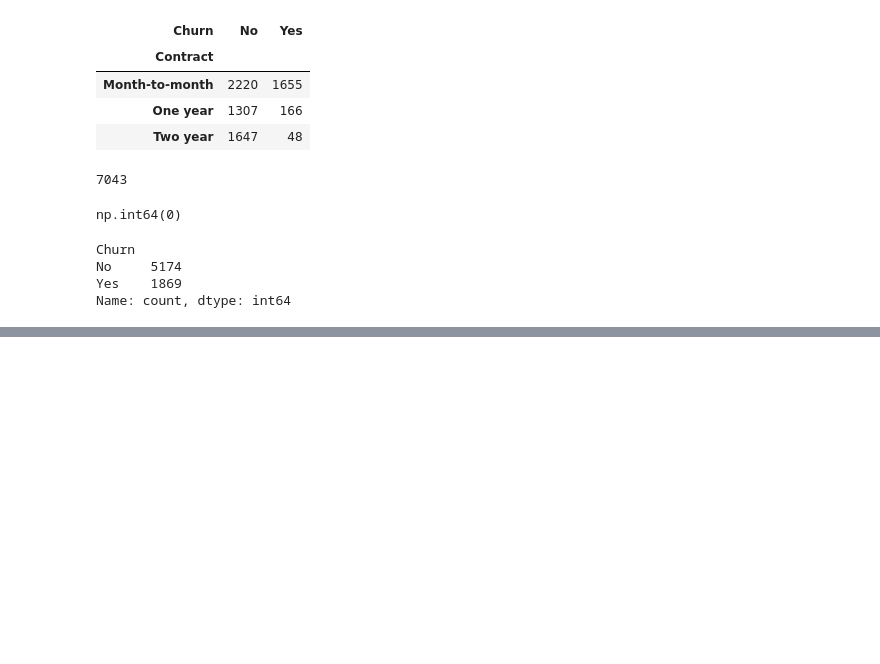
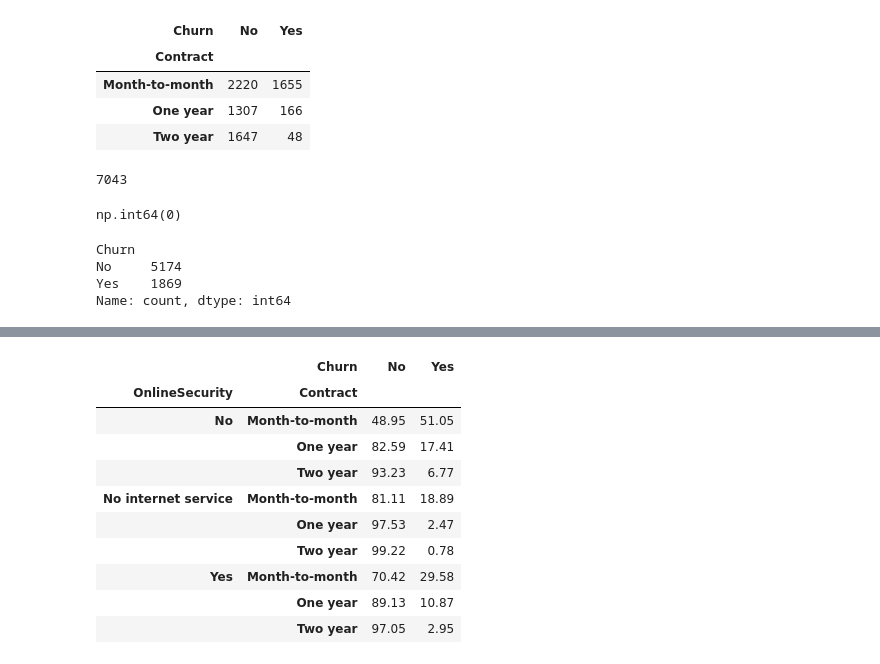
Before and after one commit to amanullah-ops/customer-churn-prediction, a Jupyter notebook: notebooks/01_data_inspection.ipynb, the cells around one changed output, grey strips where cells are left out. Saved outputs shown, nothing was run; the diff lists cells and outputs as text; code cells hidden in the pictures; blank space fills up the shorter version.

```diff
--- a/notebooks/01_data_inspection.ipynb
+++ b/notebooks/01_data_inspection.ipynb
@@ -300,0 +370,18 @@ Name: count, dtype: int64
+# %%
+pd.crosstab(
+    [df["OnlineSecurity"], df["Contract"]],
+    df["Churn"],
+    normalize="index"
+).mul(100).round(2)
+# %% [output]
+|  | Churn | No | Yes |
+| OnlineSecurity | Contract |  |  |
+| No | Month-to-month | 48.95 | 51.05 |
+|  | One year | 82.59 | 17.41 |
+|  | Two year | 93.23 | 6.77 |
+| No internet service | Month-to-month | 81.11 | 18.89 |
+|  | One year | 97.53 | 2.47 |
+|  | Two year | 99.22 | 0.78 |
+| Yes | Month-to-month | 70.42 | 29.58 |
+|  | One year | 89.13 | 10.87 |
+|  | Two year | 97.05 | 2.95 |
```
Also changed, not shown: parts of 21 cells of this notebook.
